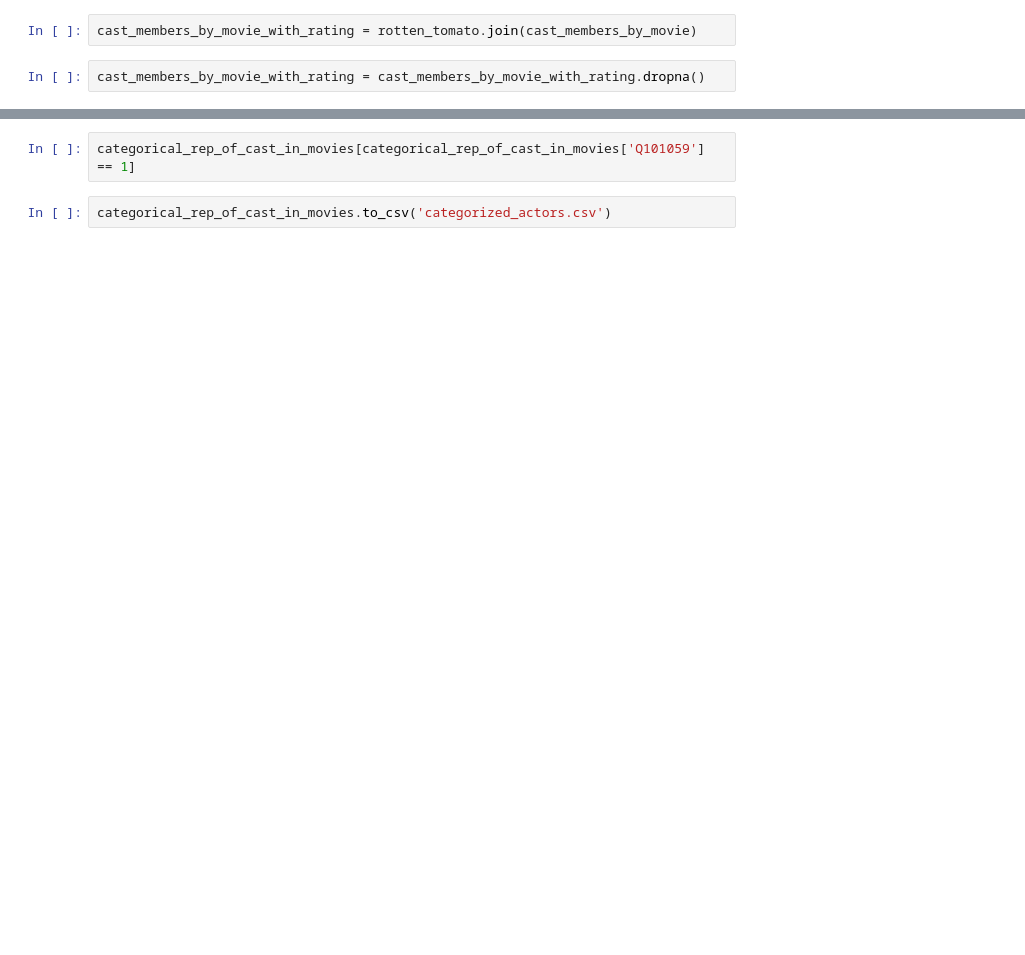
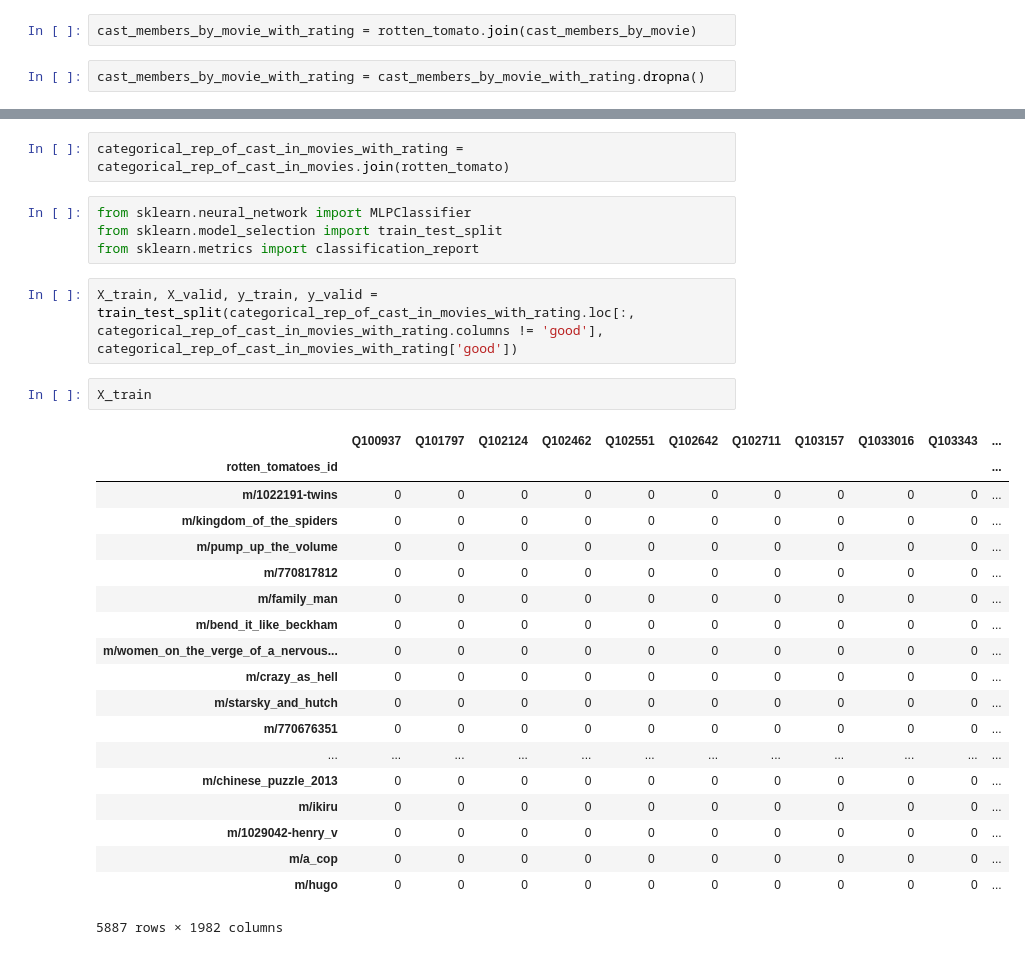
Before and after one commit to R-ken/353Project, a Jupyter notebook: predict_success_notebook.ipynb, the cells around one changed output, grey strips where cells are left out. Cells and saved outputs as stored; diff of their text form; blank space fills up the shorter version.

```diff
--- a/predict_success_notebook.ipynb
+++ b/predict_success_notebook.ipynb
@@ -129,4 +96,30 @@ MemoryError:
-# %%
-categorical_rep_of_cast_in_movies[categorical_rep_of_cast_in_movies['Q101059'] == 1]
-# %%
-categorical_rep_of_cast_in_movies.to_csv('categorized_actors.csv')
+# %%
+categorical_rep_of_cast_in_movies_with_rating = categorical_rep_of_cast_in_movies.join(rotten_tomato)
+# %%
+from sklearn.neural_network import MLPClassifier
+from sklearn.model_selection import train_test_split
+from sklearn.metrics import classification_report
+# %%
+X_train, X_valid, y_train, y_valid = train_test_split(categorical_rep_of_cast_in_movies_with_rating.loc[:, categorical_rep_of_cast_in_movies_with_rating.columns != 'good'], categorical_rep_of_cast_in_movies_with_rating['good'])
+# %%
+X_train
+# %% [output]
+|  | Q100937 | Q101797 | Q102124 | Q102462 | Q102551 | Q102642 | Q102711 | Q103157 | Q1033016 | Q103343 | ... |
+| rotten_tomatoes_id |  |  |  |  |  |  |  |  |  |  | ... |
+| m/1022191-twins | 0 | 0 | 0 | 0 | 0 | 0 | 0 | 0 | 0 | 0 | ... |
+| m/kingdom_of_the_spiders | 0 | 0 | 0 | 0 | 0 | 0 | 0 | 0 | 0 | 0 | ... |
+| m/pump_up_the_volume | 0 | 0 | 0 | 0 | 0 | 0 | 0 | 0 | 0 | 0 | ... |
+| m/770817812 | 0 | 0 | 0 | 0 | 0 | 0 | 0 | 0 | 0 | 0 | ... |
+| m/family_man | 0 | 0 | 0 | 0 | 0 | 0 | 0 | 0 | 0 | 0 | ... |
+| m/bend_it_like_beckham | 0 | 0 | 0 | 0 | 0 | 0 | 0 | 0 | 0 | 0 | ... |
+| m/women_on_the_verge_of_a_nervous... | 0 | 0 | 0 | 0 | 0 | 0 | 0 | 0 | 0 | 0 | ... |
+| m/crazy_as_hell | 0 | 0 | 0 | 0 | 0 | 0 | 0 | 0 | 0 | 0 | ... |
+| m/starsky_and_hutch | 0 | 0 | 0 | 0 | 0 | 0 | 0 | 0 | 0 | 0 | ... |
+| m/770676351 | 0 | 0 | 0 | 0 | 0 | 0 | 0 | 0 | 0 | 0 | ... |
+| ... | ... | ... | ... | ... | ... | ... | ... | ... | ... | ... | ... |
+| m/chinese_puzzle_2013 | 0 | 0 | 0 | 0 | 0 | 0 | 0 | 0 | 0 | 0 | ... |
+| m/ikiru | 0 | 0 | 0 | 0 | 0 | 0 | 0 | 0 | 0 | 0 | ... |
+| m/1029042-henry_v | 0 | 0 | 0 | 0 | 0 | 0 | 0 | 0 | 0 | 0 | ... |
+| m/a_cop | 0 | 0 | 0 | 0 | 0 | 0 | 0 | 0 | 0 | 0 | ... |
+| m/hugo | 0 | 0 | 0 | 0 | 0 | 0 | 0 | 0 | 0 | 0 | ... |
+5887 rows × 1982 columns
```
Also changed, not shown: parts of 17 cells of this notebook.
